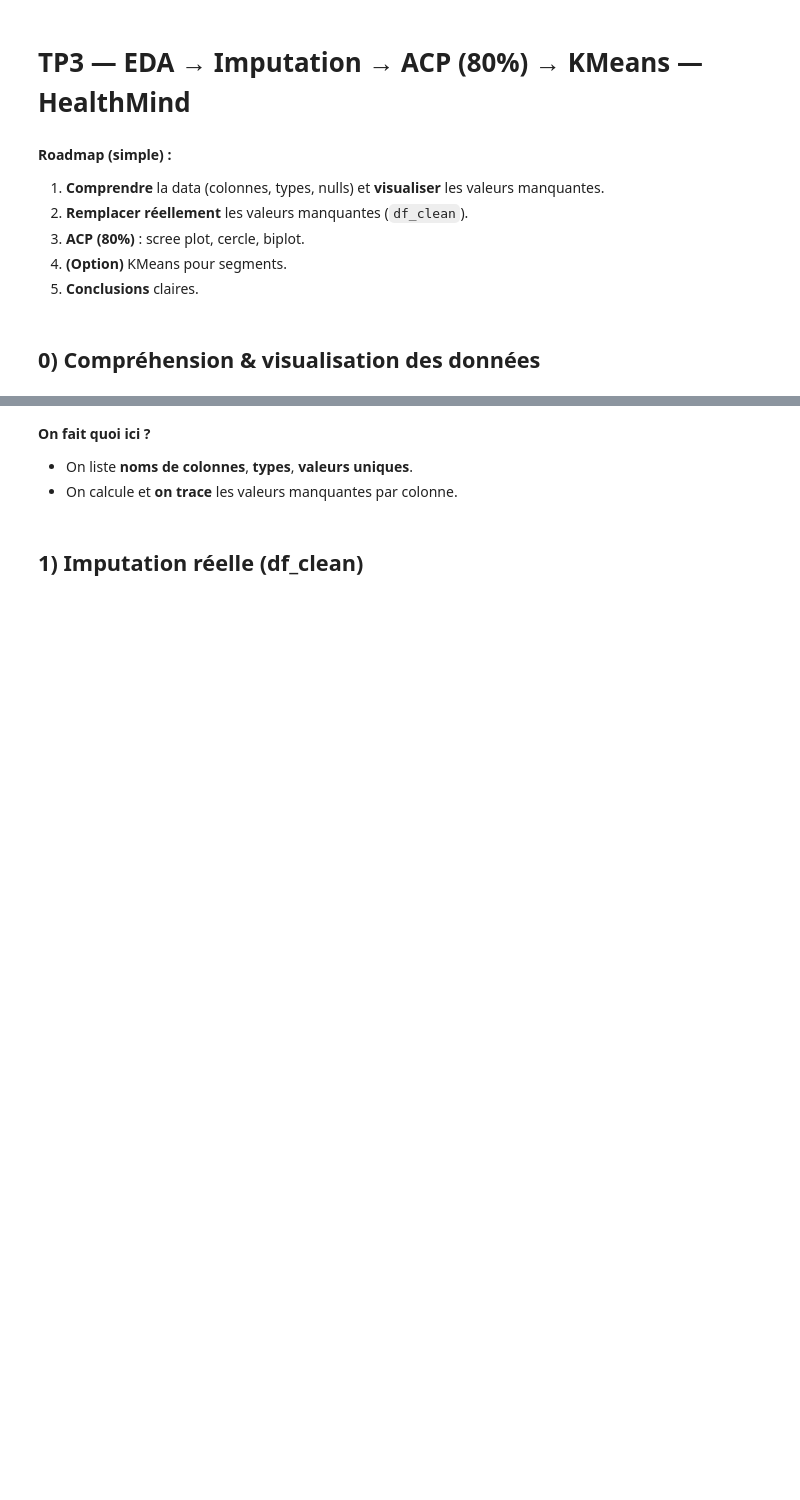
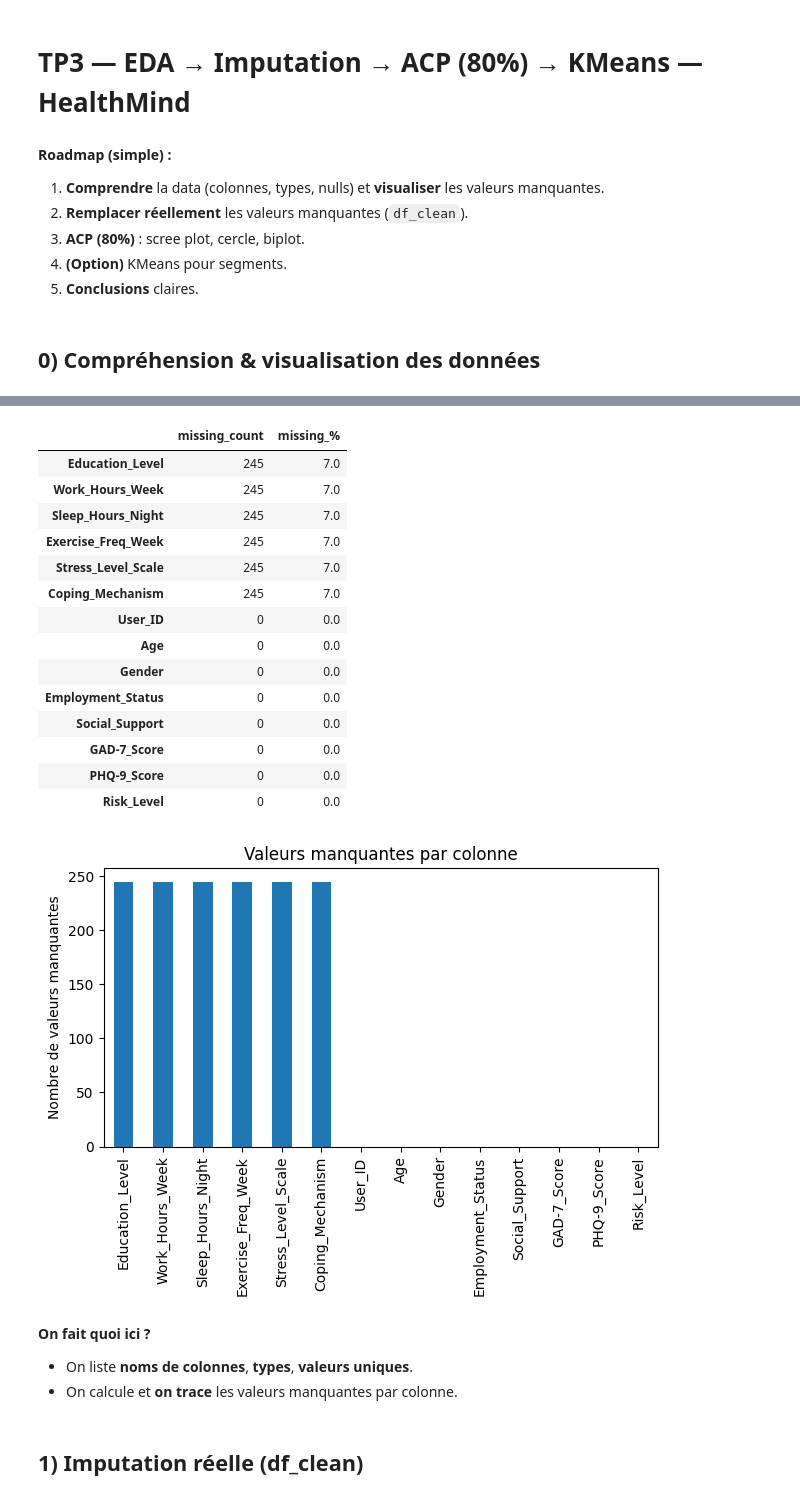
Before and after one commit to fareslog/MentallHealthAwareness, a Jupyter notebook: TP3_ACP_HealthMind_v2.ipynb, the cells around one changed output, grey strips where cells are left out. Drawn from its saved outputs; the diff is of its cells as text; code cells hidden in the pictures; blank space fills up the shorter version.

```diff
--- a/TP3_ACP_HealthMind_v2.ipynb
+++ b/TP3_ACP_HealthMind_v2.ipynb
@@ -16,7 +16,7 @@ import pandas as pd
 import numpy as np
 import matplotlib.pyplot as plt
 
-df = pd.read_csv("/mnt/data/HealthMind_Mental_Health_Data_3500.csv")
+df = pd.read_csv('D:\codePack\OneDrive\Desktop\ProjectsClouds\MentallHealthAwareness\HealthMind_Mental_Health_Data_3500.csv')
 print("Shape:", df.shape)
 
 print("\nColonnes:")
@@ -41,3 +41,4 @@ plt.title("Valeurs manquantes par colonne")
 plt.xticks(rotation=90)
 plt.tight_layout()
 plt.show()
+# %% [output]
@@ -44,3 +92,19 @@ plt.show()
+|  | missing_count | missing_% |
+| Education_Level | 245 | 7.0 |
+| Work_Hours_Week | 245 | 7.0 |
+| Sleep_Hours_Night | 245 | 7.0 |
+| Exercise_Freq_Week | 245 | 7.0 |
+| Stress_Level_Scale | 245 | 7.0 |
+| Coping_Mechanism | 245 | 7.0 |
+| User_ID | 0 | 0.0 |
+| Age | 0 | 0.0 |
+| Gender | 0 | 0.0 |
+| Employment_Status | 0 | 0.0 |
+| Social_Support | 0 | 0.0 |
+| GAD-7_Score | 0 | 0.0 |
+| PHQ-9_Score | 0 | 0.0 |
+| Risk_Level | 0 | 0.0 |
+[figure, added]
 # %% [markdown]
 
 **On fait quoi ici ?**
```
Also changed, not shown: parts of 6 cells of this notebook.
